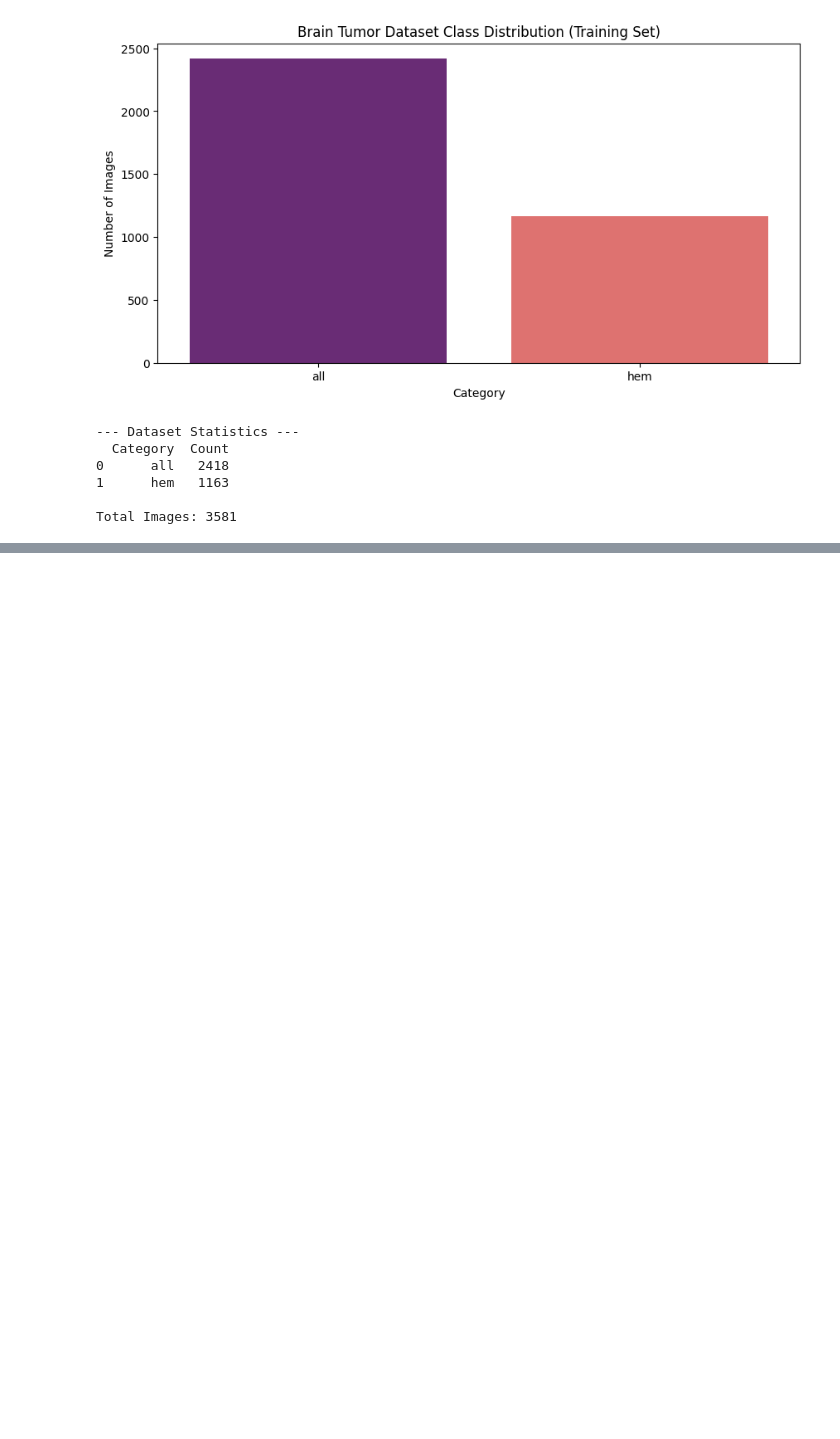
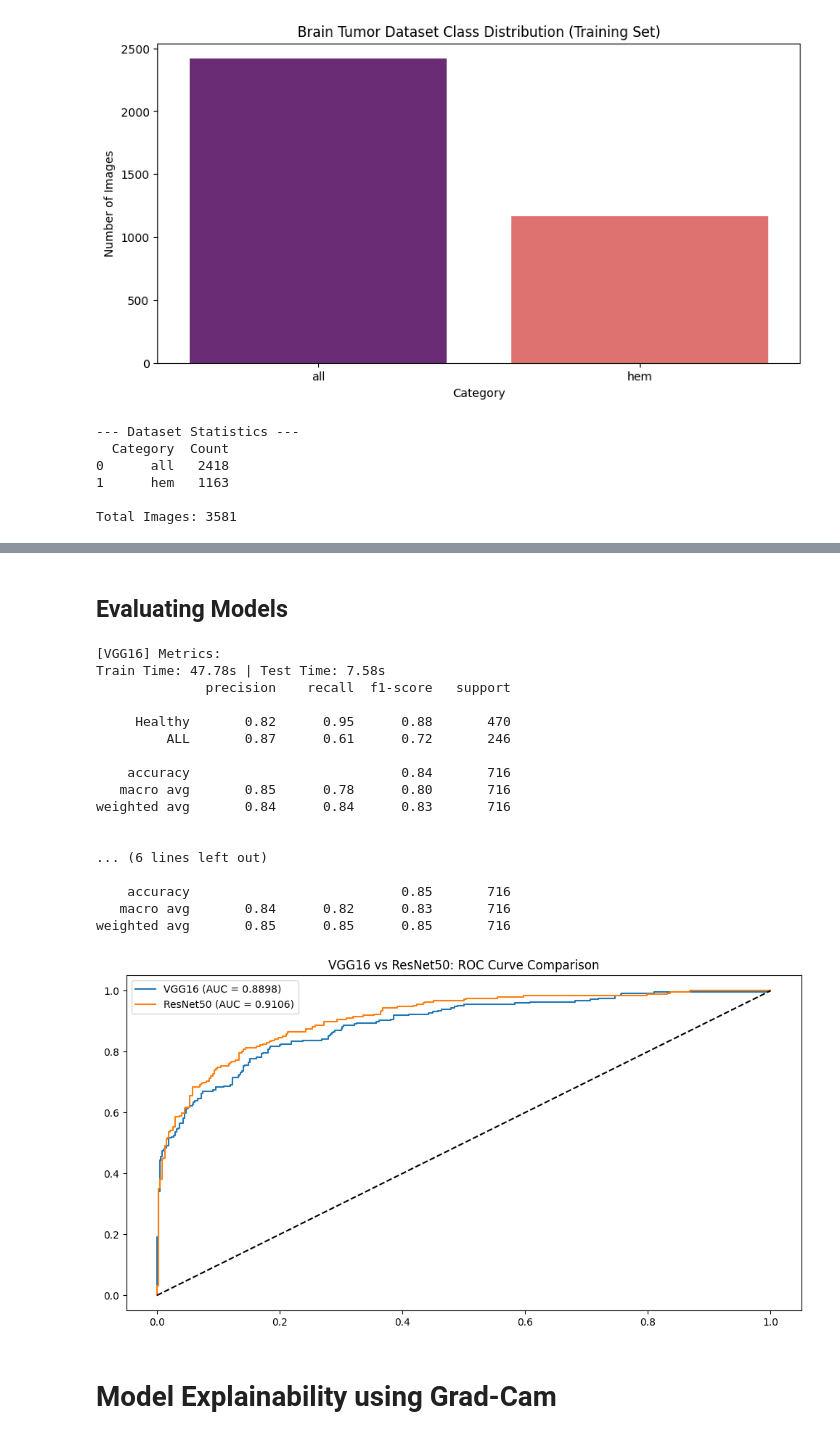
Before and after one commit to padmasriveeramachaneni/Leukemia-Detection-System, a Jupyter notebook: leukemia_detection.ipynb, the cells around one changed output, grey strips where cells are left out. Cells and saved outputs as stored; diff of their text form; code cells hidden in the pictures; blank space fills up the shorter version.

```diff
--- a/leukemia_detection.ipynb
+++ b/leukemia_detection.ipynb
@@ -105,0 +336,11 @@ Total Images: 3581
+# %%
+import time
+
+results = {}
+
+for name, model in [('VGG16', vgg_model), ('ResNet50', resnet_model)]:
+    print(f"\n--- Training {name} ---")
+    start = time.time()
+    history = model.fit(train_ds, validation_data=val_ds, epochs=5, verbose=1)
+    elapsed = time.time() - start
+    results[name] = {'history': history, 'train_time': elapsed, 'model': model}
@@ -105,0 +365,51 @@ Total Images: 3581
+# %% [markdown]
+## **Evaluating Models**
+# %%
+from sklearn.metrics import classification_report, roc_curve, auc
+
+plt.figure(figsize=(12, 6))
+
+for name, data in results.items():
+    # 1. Measure Inference (Test) Time
+    start_test = time.time()
+    y_true, y_probs = [], []
+    for imgs, lbls in val_ds:
+        y_true.extend(lbls.numpy())
+        y_probs.extend(data['model'].predict(imgs, verbose=0))
+    test_time = time.time() - start_test
+
+    # 2. Process Metrics
+    y_pred = [1 if x > 0.5 else 0 for x in y_probs]
+    print(f"\n[{name}] Metrics:")
+    print(f"Train Time: {data['train_time']:.2f}s | Test Time: {test_time:.2f}s")
+    print(classification_report(y_true, y_pred, target_names=['Healthy', 'ALL']))
+
+    # 3. Plot ROC Curves
+    fpr, tpr, _ = roc_curve(y_true, y_probs)
+    plt.plot(fpr, tpr, label=f"{name} (AUC = {auc(fpr, tpr):.4f})")
+
+plt.plot([0, 1], [0, 1], 'k--')
+plt.title('VGG16 vs ResNet50: ROC Curve Comparison')
+plt.legend()
+plt.show()
+# %% [output]
+[VGG16] Metrics:
+Train Time: 47.78s | Test Time: 7.58s
+              precision    recall  f1-score   support
+
+     Healthy       0.82      0.95      0.88       470
+         ALL       0.87      0.61      0.72       246
+
+    accuracy                           0.84       716
+   macro avg       0.85      0.78      0.80       716
+weighted avg       0.84      0.84      0.83       716
+
+
+... (6 lines left out)
+
+    accuracy                           0.85       716
+   macro avg       0.84      0.82      0.83       716
+weighted avg       0.85      0.85      0.85       716
+[figure, added]
+# %% [markdown]
+# **Model Explainability using Grad-Cam**
```
Also changed, not shown: parts of 19 cells of this notebook.
